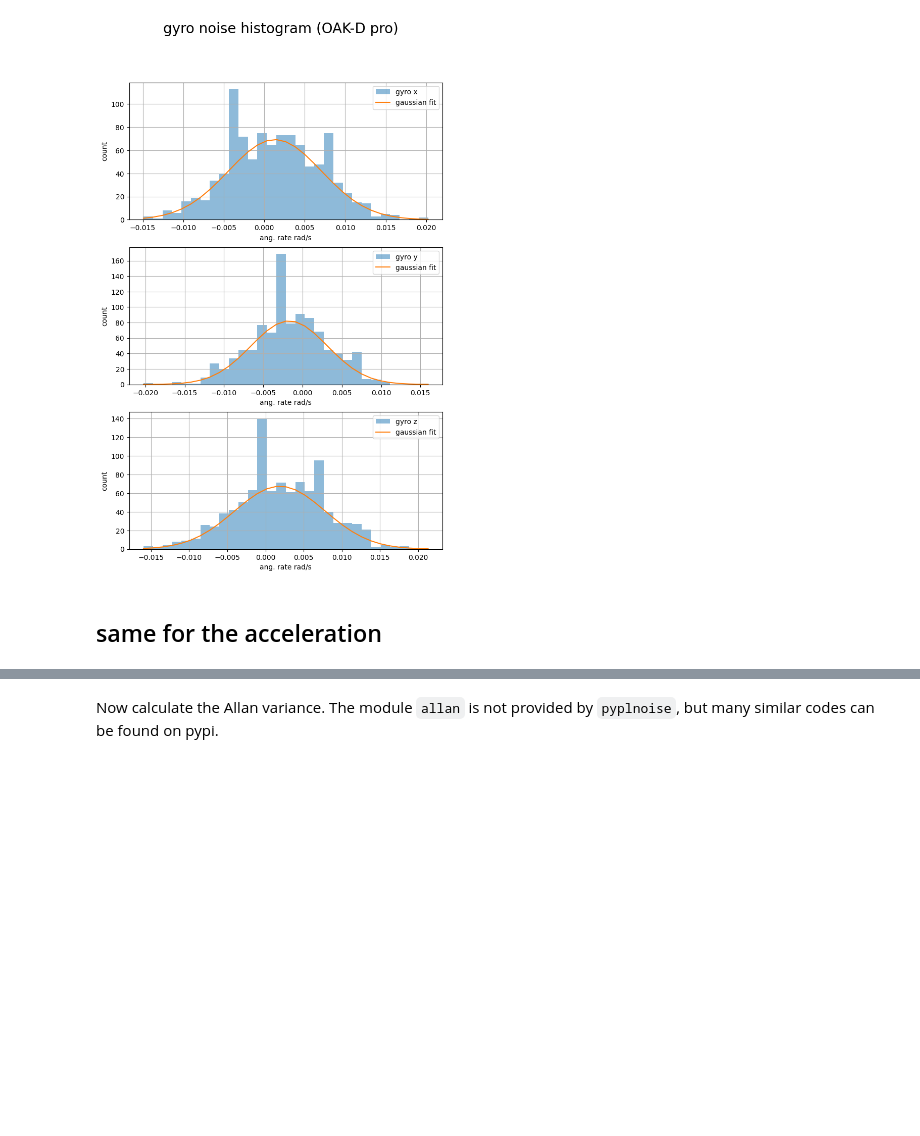
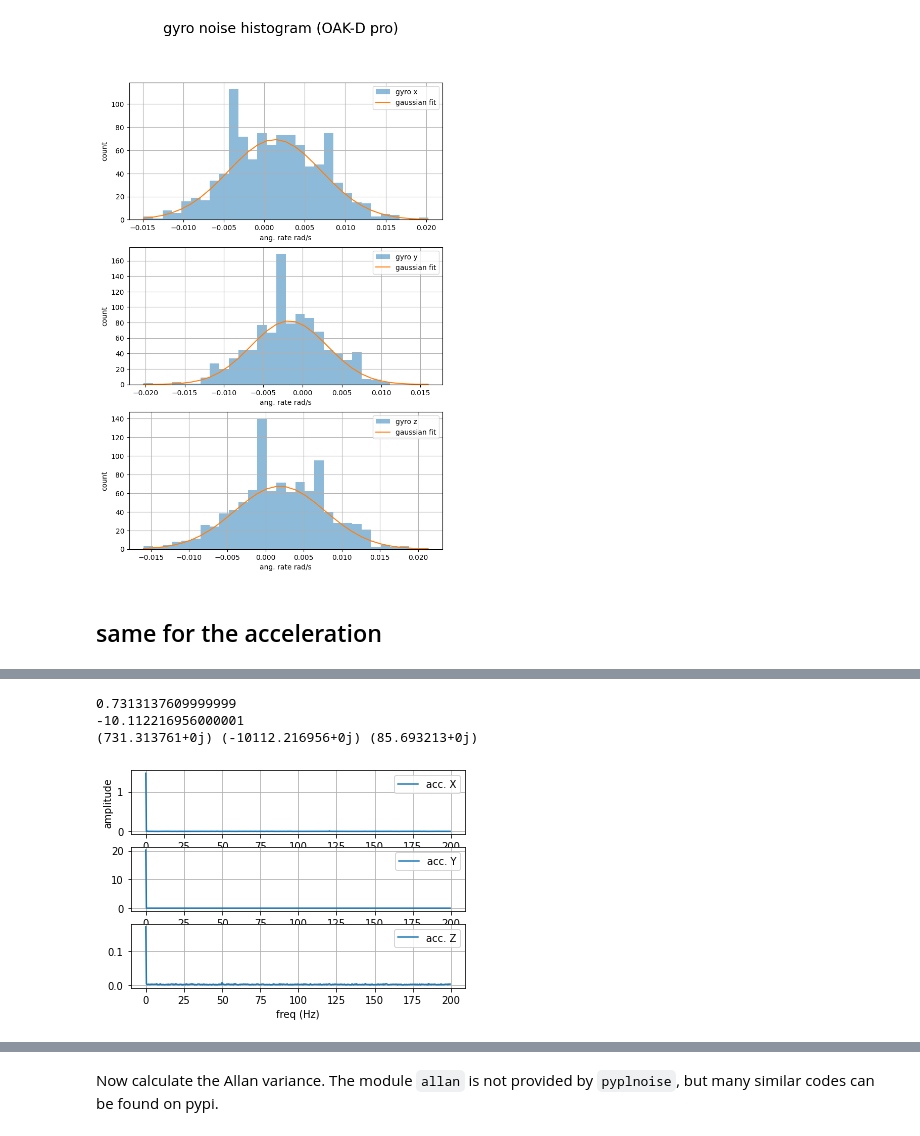
Before and after one commit to diplodocuslongus/depthai2know, a Jupyter notebook: IMU/imu_noise_characterization.ipynb, the cells around one changed output, grey strips where cells are left out. Cells and saved outputs as stored; diff of their text form; code cells hidden in the pictures; blank space fills up the shorter version.

```diff
--- a/IMU/imu_noise_characterization.ipynb
+++ b/IMU/imu_noise_characterization.ipynb
@@ -418,0 +393,51 @@ plt.show()
+# %%
+N = len(gx)  # Number of elements
+print(N)
+REMOVE_DC = False
+if REMOVE_DC:
+    idx_0 = 1
+    accx_dc = accx - np.average(accx)
+    accy_dc = accy - np.average(accy)
+    accz_dc = accz - np.average(accz)
+else:
+    idx_0 = 0
+    accx_dc = accx
+    accy_dc = accy
+    accz_dc = accz
+
+idx_0= 0
+print(np.average(accx))
+
+print(np.average(accy))
+# Compute FFTs
+freqBins = np.linspace(0, fs_actual / 2, N // 2)  # Freq. labels [Hz]
+# FFT of accelerometer data
+fax = np.fft.fft(accx_dc)
+fay = np.fft.fft(accy_dc)
+faz = np.fft.fft(accz_dc)
+print(fax[0],fay[0],faz[0])
+# fgx = np.fft.fft(gx)  # FFT of gyro data
+
+# Plot x-accel. FFT
+fig, axacc = plt.subplots(3,sharex = False)
+axacc[0].plot(freqBins[idx_0:], (2 / N) * np.abs(fax[idx_0:N // 2]),label = 'acc. X')
+axacc[1].plot(freqBins[idx_0:], (2 / N) * np.abs(fay[idx_0:N // 2]),label = 'acc. Y')
+axacc[2].plot(freqBins[idx_0:], (2 / N) * np.abs(faz[idx_0:N // 2]),label = 'acc. Z')
+axacc[2].set_xlabel('freq (Hz)')
+axacc[0].set_ylabel('amplitude')
+for i in range(3):
+    axacc[i].grid()
+    axacc[i].legend()
+# plt.plot(freqBins[0:], (2 / N) * np.abs(fax[0:N // 2]))
+# plt.plot(freqBins[1:], (2 / N) * np.abs(fax[1:N // 2]))
+# plt.title('FFT of X-Accelerometer Data')
+# plt.xlabel('Frequency [Hz]')
+# plt.ylabel('Amplitude')
+# plt.grid()
+
+plt.show()
+# %% [output]
+0.7313137609999999
+-10.112216956000001
+(731.313761+0j) (-10112.216956+0j) (85.693213+0j)
+[figure, added]
```
Also changed, not shown: parts of 10 cells of this notebook, 2 other files.
